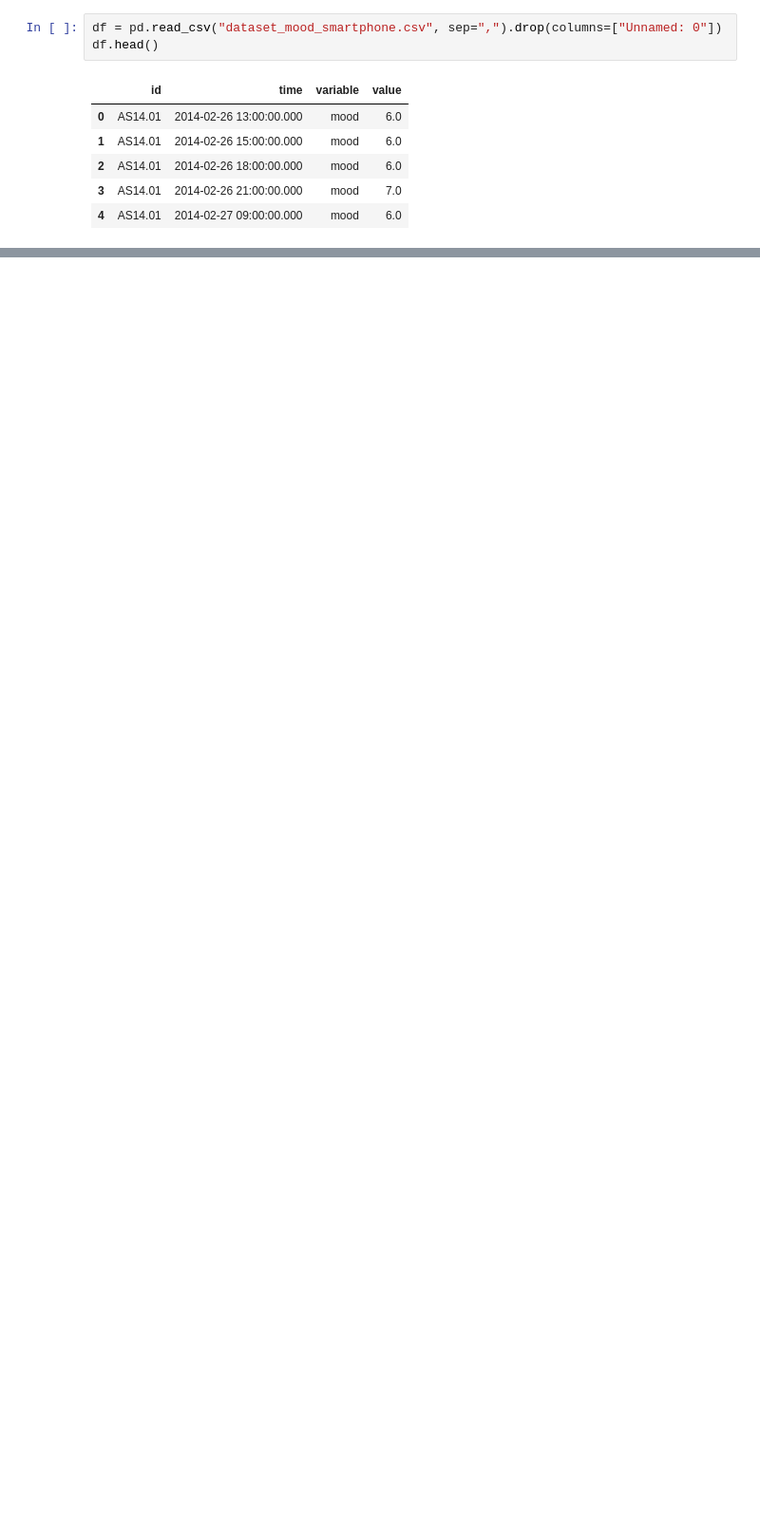
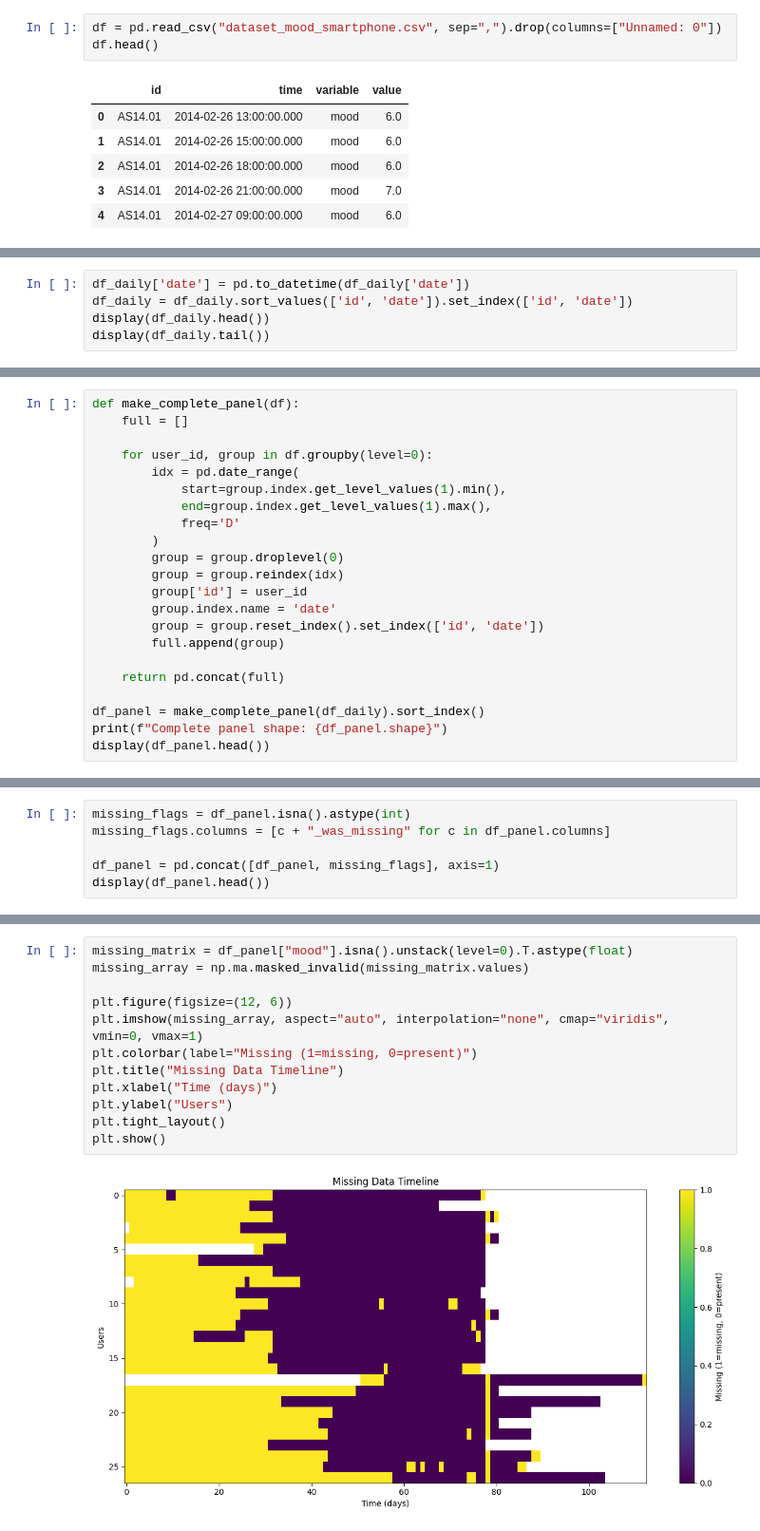
Before and after one commit to amee342/DataMining, a Jupyter notebook: data_exploratory_raghav.ipynb, the cells around one changed output, grey strips where cells are left out. Shown at 95% size. Cells and saved outputs as stored; diff of their text form; blank space fills up the shorter version.

Commit message:
Task 1B: Data Cleaning Done

```diff
--- a/data_exploratory_raghav.ipynb
+++ b/data_exploratory_raghav.ipynb
@@ -245,0 +296,5 @@ KeyError: 'Column not found: mood_mean'
+# %%
+df_daily['date'] = pd.to_datetime(df_daily['date'])
+df_daily = df_daily.sort_values(['id', 'date']).set_index(['id', 'date'])
+display(df_daily.head())
+display(df_daily.tail())
@@ -245,0 +316,22 @@ KeyError: 'Column not found: mood_mean'
+# %%
+def make_complete_panel(df):
+    full = []
+
+    for user_id, group in df.groupby(level=0):
+        idx = pd.date_range(
+            start=group.index.get_level_values(1).min(),
+            end=group.index.get_level_values(1).max(),
+            freq='D'
+        )
+        group = group.droplevel(0)
+        group = group.reindex(idx)
+        group['id'] = user_id
+        group.index.name = 'date'
+        group = group.reset_index().set_index(['id', 'date'])
+        full.append(group)
+
+    return pd.concat(full)
+
+df_panel = make_complete_panel(df_daily).sort_index()
+print(f"Complete panel shape: {df_panel.shape}")
+display(df_panel.head())
@@ -245,0 +347,6 @@ KeyError: 'Column not found: mood_mean'
+# %%
+missing_flags = df_panel.isna().astype(int)
+missing_flags.columns = [c + "_was_missing" for c in df_panel.columns]
+
+df_panel = pd.concat([df_panel, missing_flags], axis=1)
+display(df_panel.head())
@@ -245,0 +362,14 @@ KeyError: 'Column not found: mood_mean'
+# %%
+missing_matrix = df_panel["mood"].isna().unstack(level=0).T.astype(float)
+missing_array = np.ma.masked_invalid(missing_matrix.values)
+
+plt.figure(figsize=(12, 6))
+plt.imshow(missing_array, aspect="auto", interpolation="none", cmap="viridis", vmin=0, vmax=1)
+plt.colorbar(label="Missing (1=missing, 0=present)")
+plt.title("Missing Data Timeline")
+plt.xlabel("Time (days)")
+plt.ylabel("Users")
+plt.tight_layout()
+plt.show()
+# %% [output]
+[figure, added]
```
Also changed, not shown: parts of 41 cells of this notebook.
